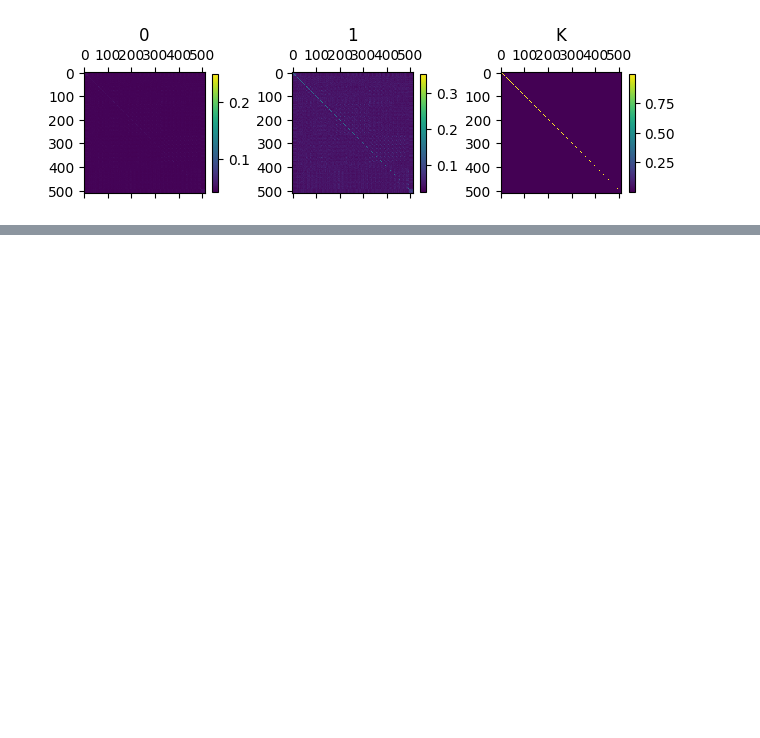
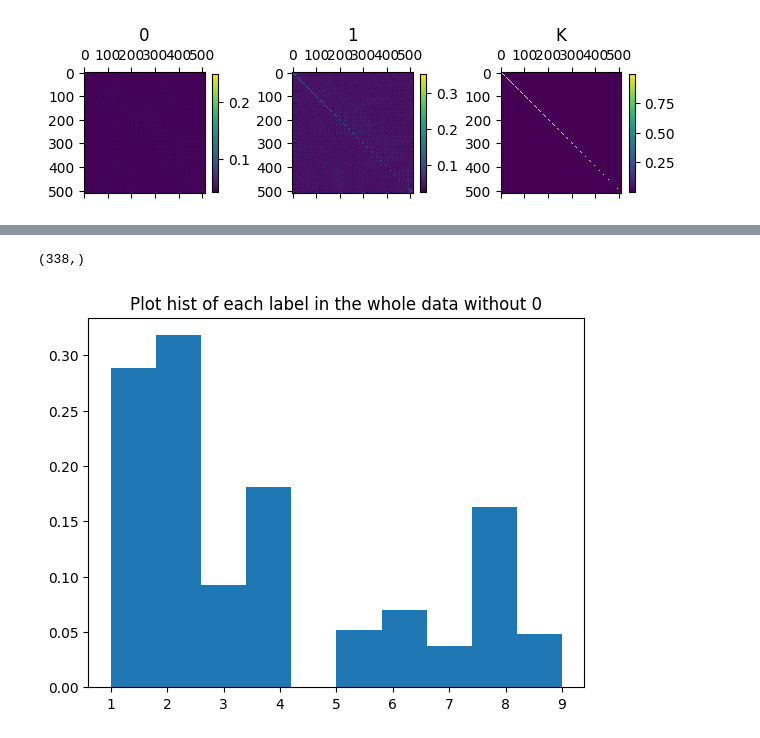
Before and after one commit to amirbourvine/HyperbolicDiffusionDistance_midTerm, a Jupyter notebook: paviaU/preperation.ipynb, the cells around one changed output, grey strips where cells are left out. Cells and saved outputs as stored; diff of their text form; code cells hidden in the pictures; blank space fills up the shorter version.

```diff
--- a/paviaU/preperation.ipynb
+++ b/paviaU/preperation.ipynb
@@ -33,0 +34,11 @@ mat_show(d_HDD, plt.cm.viridis)
+# %%
+distances_mat, labels = throw_0_labels(d_HDD, y_patches)
+
+print(labels.shape)
+
+plt.hist(labels,density=True)
+plt.title("Plot hist of each label in the whole data without 0")
+plt.show()
+# %% [output]
+(338,)
+[figure, added]
```
Also changed, not shown: parts of 6 cells of this notebook, 3 other files.
